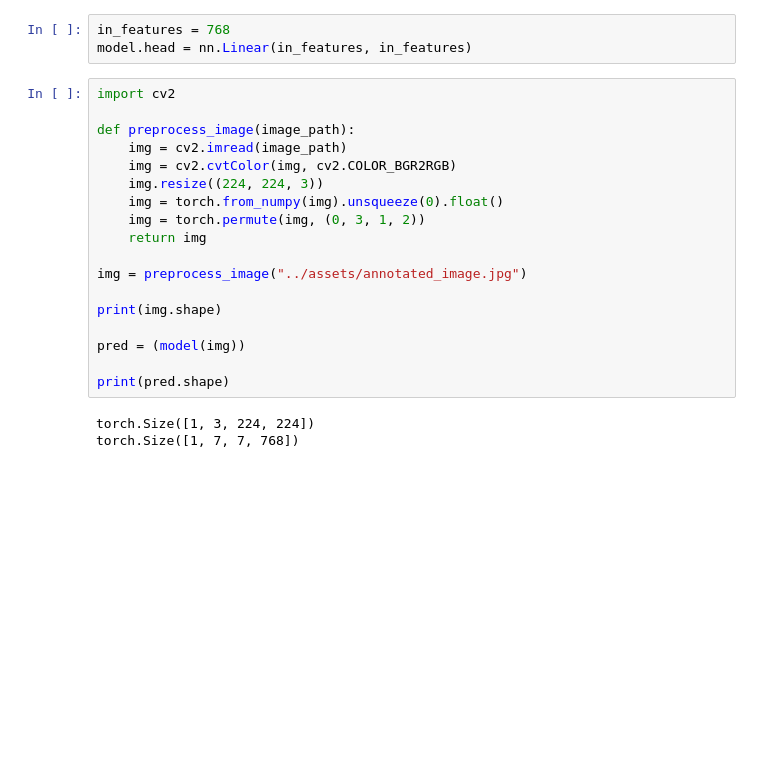
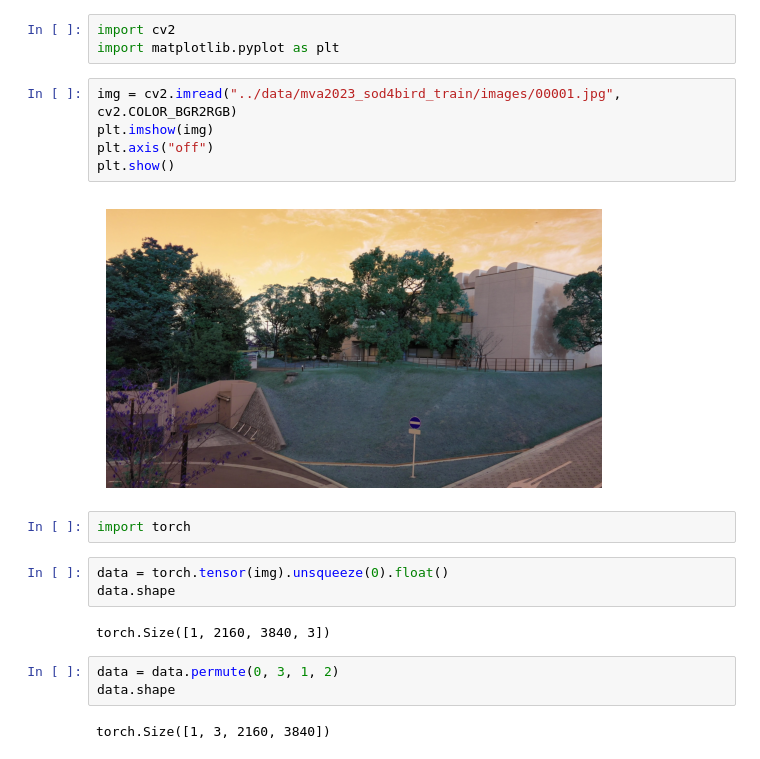
Before and after one commit to andysama79/small-object-detection, a Jupyter notebook: models/test.ipynb, the cells around one changed output. Saved outputs shown, nothing was run; the diff lists cells and outputs as text; blank space fills up the shorter version.

```diff
--- a/models/test.ipynb
+++ b/models/test.ipynb
@@ -34,25 +1,23 @@ SwinTransformer(
-# %%
-in_features = 768
-model.head = nn.Linear(in_features, in_features)
-# %%
-import cv2
-
-def preprocess_image(image_path):
-    img = cv2.imread(image_path)
-    img = cv2.cvtColor(img, cv2.COLOR_BGR2RGB)
-    img.resize((224, 224, 3))
-    img = torch.from_numpy(img).unsqueeze(0).float()
-    img = torch.permute(img, (0, 3, 1, 2))
-    return img
-
-img = preprocess_image("../assets/annotated_image.jpg")
-
-print(img.shape)
-
-pred = (model(img))
-
-print(pred.shape)
-# %% [output]
-torch.Size([1, 3, 224, 224])
-torch.Size([1, 7, 7, 768])
+# %%
+import cv2
+import matplotlib.pyplot as plt
+# %%
+img = cv2.imread("../data/mva2023_sod4bird_train/images/00001.jpg", cv2.COLOR_BGR2RGB)
+plt.imshow(img)
+plt.axis("off")
+plt.show()
+# %% [output]
+[figure, added]
+# %%
+import torch
+# %%
+data = torch.tensor(img).unsqueeze(0).float()
+data.shape
+# %% [output]
+torch.Size([1, 2160, 3840, 3])
+# %%
+data = data.permute(0, 3, 1, 2)
+data.shape
+# %% [output]
+torch.Size([1, 3, 2160, 3840])
 # %%
```
Also changed, not shown: parts of 15 cells of this notebook, 11 other files.
